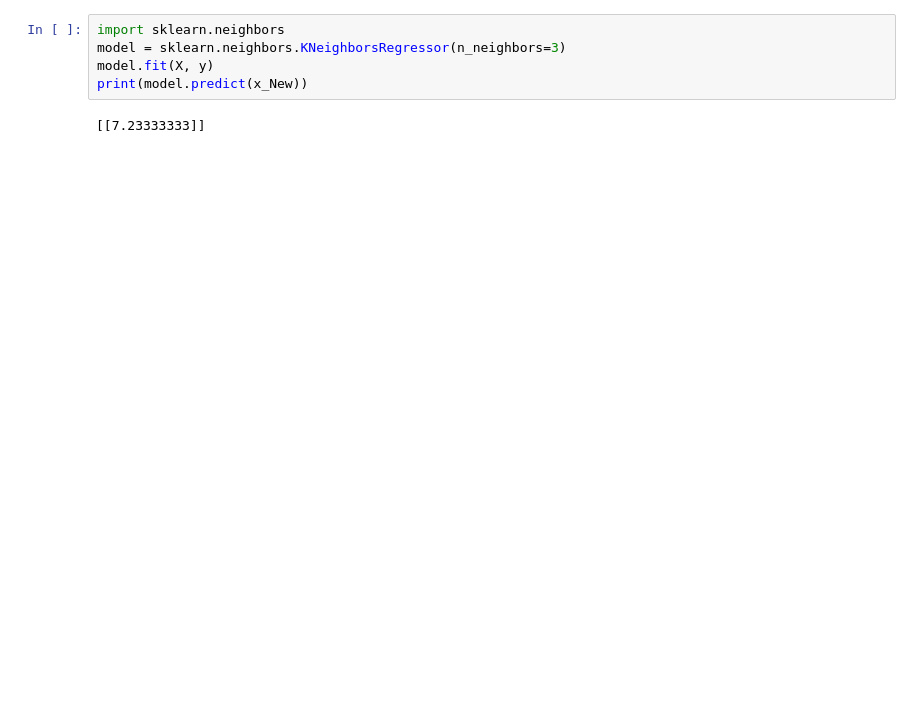
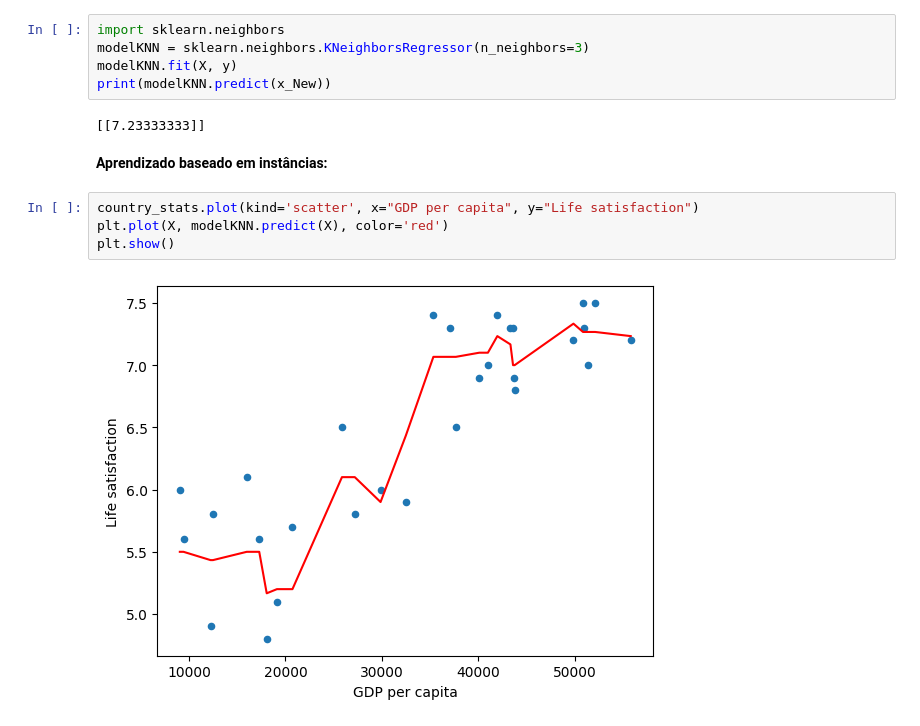
Before and after one commit to LuisHenriqueDaSilv/oReilly.maos-a-obra-aprendizado-de-maquina-com-scikit-learn-keras-tensorflow, a Jupyter notebook: cap1/exemplo1-1.ipynb, the cells around one changed output. Drawn from its saved outputs; the diff is of its cells as text; blank space fills up the shorter version.

```diff
--- a/cap1/exemplo1-1.ipynb
+++ b/cap1/exemplo1-1.ipynb
@@ -53,7 +61,15 @@ print(model.predict(x_New))
 # %%
 import sklearn.neighbors
-model = sklearn.neighbors.KNeighborsRegressor(n_neighbors=3)
-model.fit(X, y)
-print(model.predict(x_New))
+modelKNN = sklearn.neighbors.KNeighborsRegressor(n_neighbors=3)
+modelKNN.fit(X, y)
+print(modelKNN.predict(x_New))
 # %% [output]
 [[7.23333333]]
+# %% [markdown]
+**Aprendizado baseado em instâncias:**
+# %%
+country_stats.plot(kind='scatter', x="GDP per capita", y="Life satisfaction")
+plt.plot(X, modelKNN.predict(X), color='red')
+plt.show()
+# %% [output]
+[figure, added]
```
Also changed, not shown: parts of 4 cells of this notebook, 4 other files.
